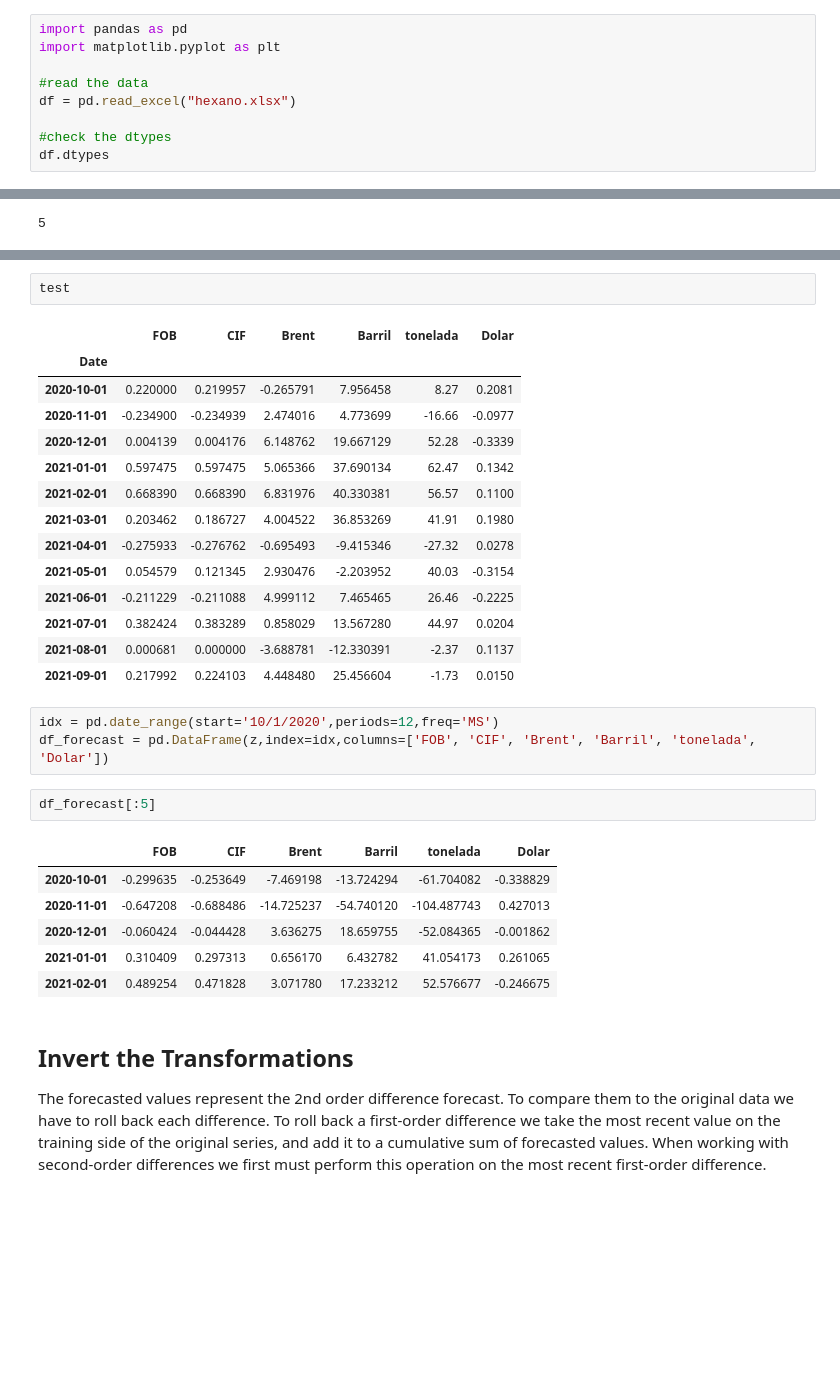
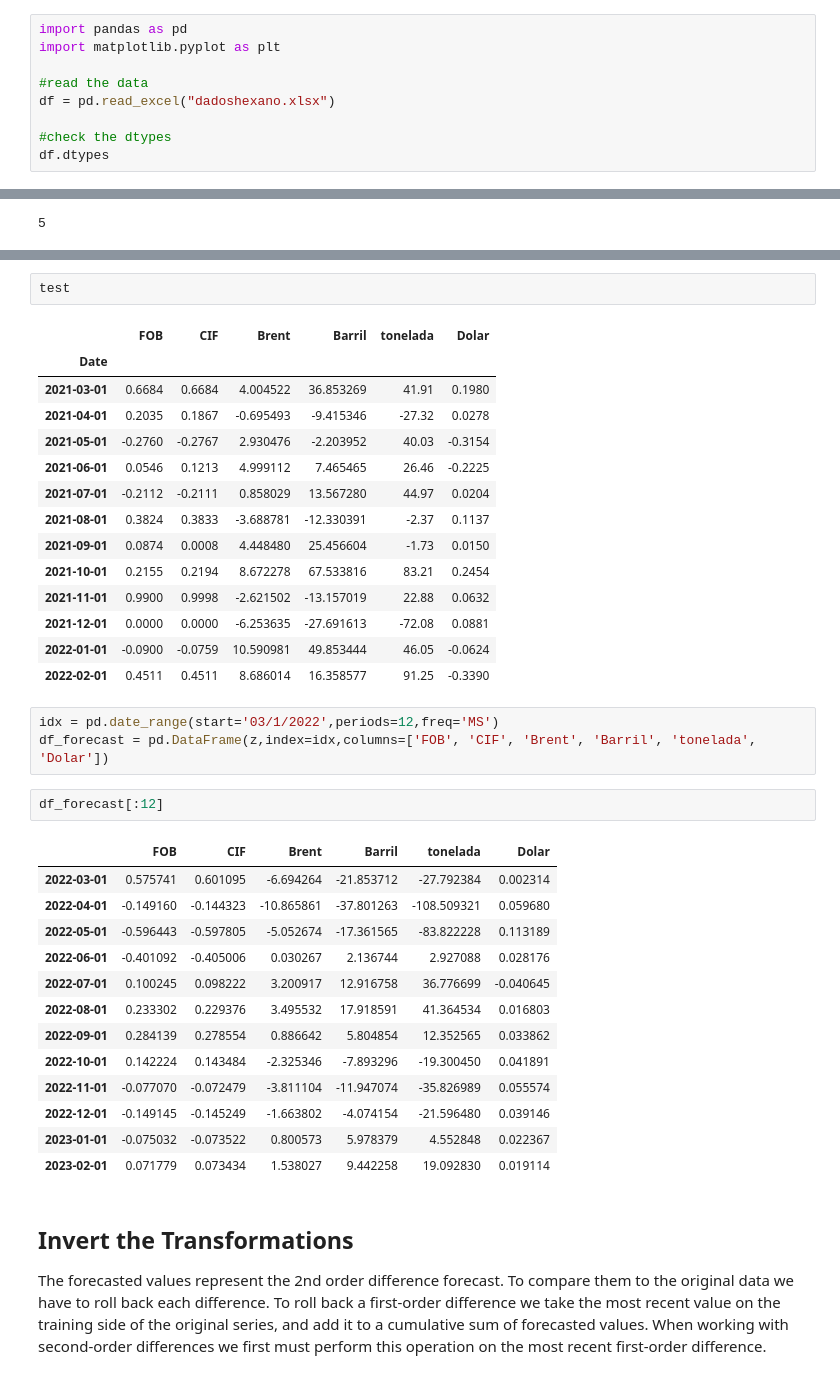
Before and after one commit to crisGriebler/VectorAutoRegression, a Jupyter notebook: var.ipynb, the cells around one changed output, grey strips where cells are left out. Saved outputs shown, nothing was run; the diff lists cells and outputs as text; blank space fills up the shorter version.

```diff
--- a/var.ipynb
+++ b/var.ipynb
@@ -10,7 +10,7 @@ import pandas as pd
 import matplotlib.pyplot as plt
 
 #read the data
-df = pd.read_excel("hexano.xlsx")
+df = pd.read_excel("dadoshexano.xlsx")
 
 #check the dtypes
 df.dtypes
@@ -295,30 +295,37 @@ test
 # %% [output]
 |  | FOB | CIF | Brent | Barril | tonelada | Dolar |
 | Date |  |  |  |  |  |  |
-| 2020-10-01 | 0.220000 | 0.219957 | -0.265791 | 7.956458 | 8.27 | 0.2081 |
-| 2020-11-01 | -0.234900 | -0.234939 | 2.474016 | 4.773699 | -16.66 | -0.0977 |
-| 2020-12-01 | 0.004139 | 0.004176 | 6.148762 | 19.667129 | 52.28 | -0.3339 |
-| 2021-01-01 | 0.597475 | 0.597475 | 5.065366 | 37.690134 | 62.47 | 0.1342 |
-| 2021-02-01 | 0.668390 | 0.668390 | 6.831976 | 40.330381 | 56.57 | 0.1100 |
-| 2021-03-01 | 0.203462 | 0.186727 | 4.004522 | 36.853269 | 41.91 | 0.1980 |
-| 2021-04-01 | -0.275933 | -0.276762 | -0.695493 | -9.415346 | -27.32 | 0.0278 |
-| 2021-05-01 | 0.054579 | 0.121345 | 2.930476 | -2.203952 | 40.03 | -0.3154 |
-| 2021-06-01 | -0.211229 | -0.211088 | 4.999112 | 7.465465 | 26.46 | -0.2225 |
-| 2021-07-01 | 0.382424 | 0.383289 | 0.858029 | 13.567280 | 44.97 | 0.0204 |
-| 2021-08-01 | 0.000681 | 0.000000 | -3.688781 | -12.330391 | -2.37 | 0.1137 |
-| 2021-09-01 | 0.217992 | 0.224103 | 4.448480 | 25.456604 | -1.73 | 0.0150 |
+| 2021-03-01 | 0.6684 | 0.6684 | 4.004522 | 36.853269 | 41.91 | 0.1980 |
+| 2021-04-01 | 0.2035 | 0.1867 | -0.695493 | -9.415346 | -27.32 | 0.0278 |
+| 2021-05-01 | -0.2760 | -0.2767 | 2.930476 | -2.203952 | 40.03 | -0.3154 |
+| 2021-06-01 | 0.0546 | 0.1213 | 4.999112 | 7.465465 | 26.46 | -0.2225 |
+| 2021-07-01 | -0.2112 | -0.2111 | 0.858029 | 13.567280 | 44.97 | 0.0204 |
+| 2021-08-01 | 0.3824 | 0.3833 | -3.688781 | -12.330391 | -2.37 | 0.1137 |
+| 2021-09-01 | 0.0874 | 0.0008 | 4.448480 | 25.456604 | -1.73 | 0.0150 |
+| 2021-10-01 | 0.2155 | 0.2194 | 8.672278 | 67.533816 | 83.21 | 0.2454 |
+| 2021-11-01 | 0.9900 | 0.9998 | -2.621502 | -13.157019 | 22.88 | 0.0632 |
+| 2021-12-01 | 0.0000 | 0.0000 | -6.253635 | -27.691613 | -72.08 | 0.0881 |
+| 2022-01-01 | -0.0900 | -0.0759 | 10.590981 | 49.853444 | 46.05 | -0.0624 |
+| 2022-02-01 | 0.4511 | 0.4511 | 8.686014 | 16.358577 | 91.25 | -0.3390 |
 # %%
-idx = pd.date_range(start='10/1/2020',periods=12,freq='MS')
+idx = pd.date_range(start='03/1/2022',periods=12,freq='MS')
 df_forecast = pd.DataFrame(z,index=idx,columns=['FOB', 'CIF', 'Brent', 'Barril', 'tonelada', 'Dolar'])
 # %%
-df_forecast[:5]
+df_forecast[:12]
 # %% [output]
 |  | FOB | CIF | Brent | Barril | tonelada | Dolar |
-| 2020-10-01 | -0.299635 | -0.253649 | -7.469198 | -13.724294 | -61.704082 | -0.338829 |
-| 2020-11-01 | -0.647208 | -0.688486 | -14.725237 | -54.740120 | -104.487743 | 0.427013 |
-| 2020-12-01 | -0.060424 | -0.044428 | 3.636275 | 18.659755 | -52.084365 | -0.001862 |
-| 2021-01-01 | 0.310409 | 0.297313 | 0.656170 | 6.432782 | 41.054173 | 0.261065 |
-| 2021-02-01 | 0.489254 | 0.471828 | 3.071780 | 17.233212 | 52.576677 | -0.246675 |
+| 2022-03-01 | 0.575741 | 0.601095 | -6.694264 | -21.853712 | -27.792384 | 0.002314 |
+| 2022-04-01 | -0.149160 | -0.144323 | -10.865861 | -37.801263 | -108.509321 | 0.059680 |
+| 2022-05-01 | -0.596443 | -0.597805 | -5.052674 | -17.361565 | -83.822228 | 0.113189 |
+| 2022-06-01 | -0.401092 | -0.405006 | 0.030267 | 2.136744 | 2.927088 | 0.028176 |
+| 2022-07-01 | 0.100245 | 0.098222 | 3.200917 | 12.916758 | 36.776699 | -0.040645 |
+| 2022-08-01 | 0.233302 | 0.229376 | 3.495532 | 17.918591 | 41.364534 | 0.016803 |
+| 2022-09-01 | 0.284139 | 0.278554 | 0.886642 | 5.804854 | 12.352565 | 0.033862 |
+| 2022-10-01 | 0.142224 | 0.143484 | -2.325346 | -7.893296 | -19.300450 | 0.041891 |
+| 2022-11-01 | -0.077070 | -0.072479 | -3.811104 | -11.947074 | -35.826989 | 0.055574 |
+| 2022-12-01 | -0.149145 | -0.145249 | -1.663802 | -4.074154 | -21.596480 | 0.039146 |
+| 2023-01-01 | -0.075032 | -0.073522 | 0.800573 | 5.978379 | 4.552848 | 0.022367 |
+| 2023-02-01 | 0.071779 | 0.073434 | 1.538027 | 9.442258 | 19.092830 | 0.019114 |
 # %% [markdown]
 
 ## Invert the Transformations
```
Also changed, not shown: parts of 35 cells of this notebook.
